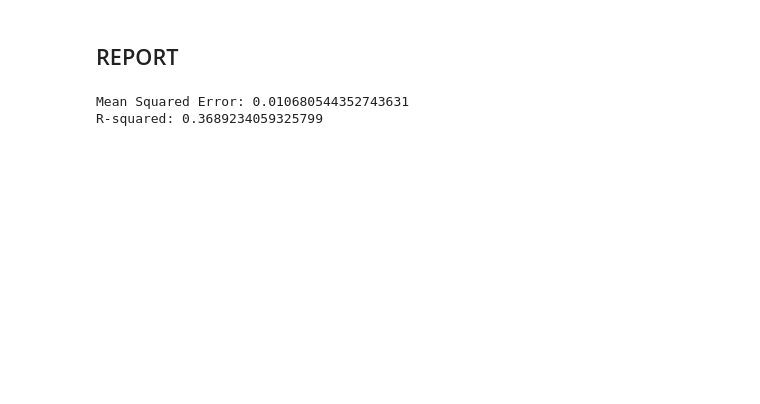
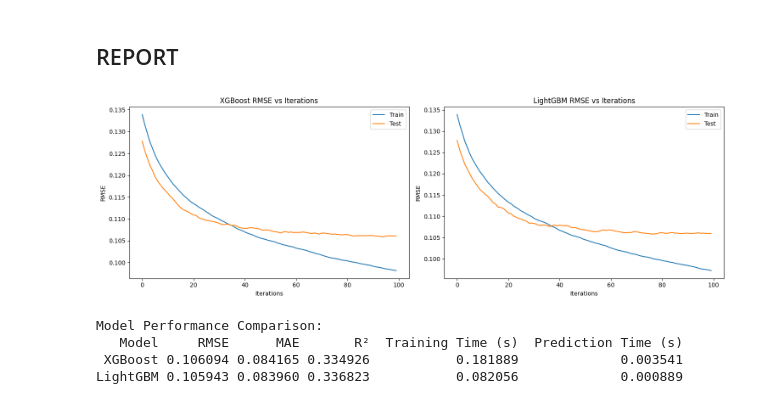
Before and after one commit to CommonDrum/Applied-AI, a Jupyter notebook: code.ipynb, the cells around one changed output. Drawn from its saved outputs; the diff is of its cells as text; code cells hidden in the pictures; blank space fills up the shorter version.

Commit message:
Comparison and experimentation

```diff
--- a/code.ipynb
+++ b/code.ipynb
@@ -95,14 +115,2 @@ XGBoost R-squared: 0.3491233975855882
 # %% [markdown]
 ## REPORT
-# %%
-xgb_predictions = model_xgb.predict(X_test)
-mse = mean_squared_error(y_test, xgb_predictions)
-print("Mean Squared Error:", mse)
-
-xgb_predictions = model_xgb.predict(X_test)
-r2 = r2_score(y_test, xgb_predictions)
-
-print("R-squared:", r2)
-# %% [output]
-Mean Squared Error: 0.010680544352743631
-R-squared: 0.3689234059325799
@@ -108,0 +119,49 @@ R-squared: 0.3689234059325799
+# %%
+performance_df = pd.DataFrame({
+    'Model': ['XGBoost', 'LightGBM'],
+    'RMSE': [xgb_rmse, lgb_rmse],
+    'MAE': [xgb_mae, lgb_mae],
+    'R²': [xgb_r2, lgb_r2],
+    'Training Time (s)': [xgb_training_time, lgb_training_time],
+    'Prediction Time (s)': [xgb_prediction_time, lgb_prediction_time]
+})
+# %%
+
+plt.figure(figsize=(15, 5))
+
+# XGBoost training progress
+plt.subplot(1, 2, 1)
+results_xgb = model_xgb.evals_result()
+epochs_xgb = len(results_xgb['validation_0']['rmse'])
+x_axis_xgb = range(epochs_xgb)
+plt.plot(x_axis_xgb, results_xgb['validation_0']['rmse'], label='Train')
+plt.plot(x_axis_xgb, results_xgb['validation_1']['rmse'], label='Test')
+plt.legend()
+plt.title('XGBoost RMSE vs Iterations')
+plt.xlabel('Iterations')
+plt.ylabel('RMSE')
+
+# LightGBM training progress
+plt.subplot(1, 2, 2)
+results_lgb = model_lgb.evals_result_
+epochs_lgb = len(results_lgb['training']['l2'])
+x_axis_lgb = range(epochs_lgb)
+plt.plot(x_axis_lgb, np.sqrt(results_lgb['training']['l2']), label='Train')
+plt.plot(x_axis_lgb, np.sqrt(results_lgb['valid_1']['l2']), label='Test')
+plt.legend()
+plt.title('LightGBM RMSE vs Iterations')
+plt.xlabel('Iterations')
+plt.ylabel('RMSE')
+
+plt.tight_layout()
+plt.show()
+
+# Print performance table
+print("\nModel Performance Comparison:")
+print(performance_df.to_string(index=False))
+# %% [output]
+[figure, added]
+Model Performance Comparison:
+   Model     RMSE      MAE       R²  Training Time (s)  Prediction Time (s)
+ XGBoost 0.106094 0.084165 0.334926           0.181889             0.003541
+LightGBM 0.105943 0.083960 0.336823           0.082056             0.000889
```
Also changed, not shown: parts of 6 cells of this notebook.
